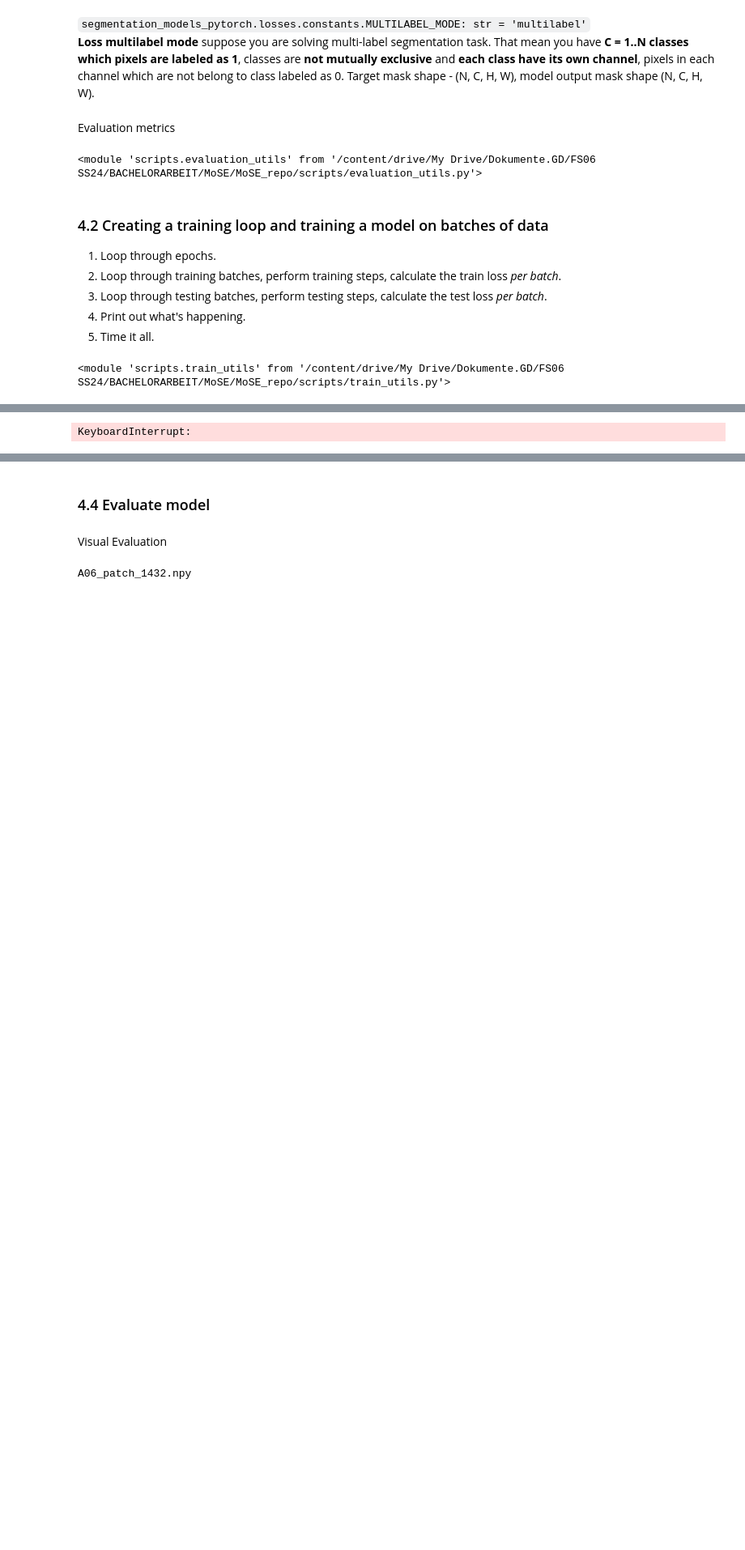
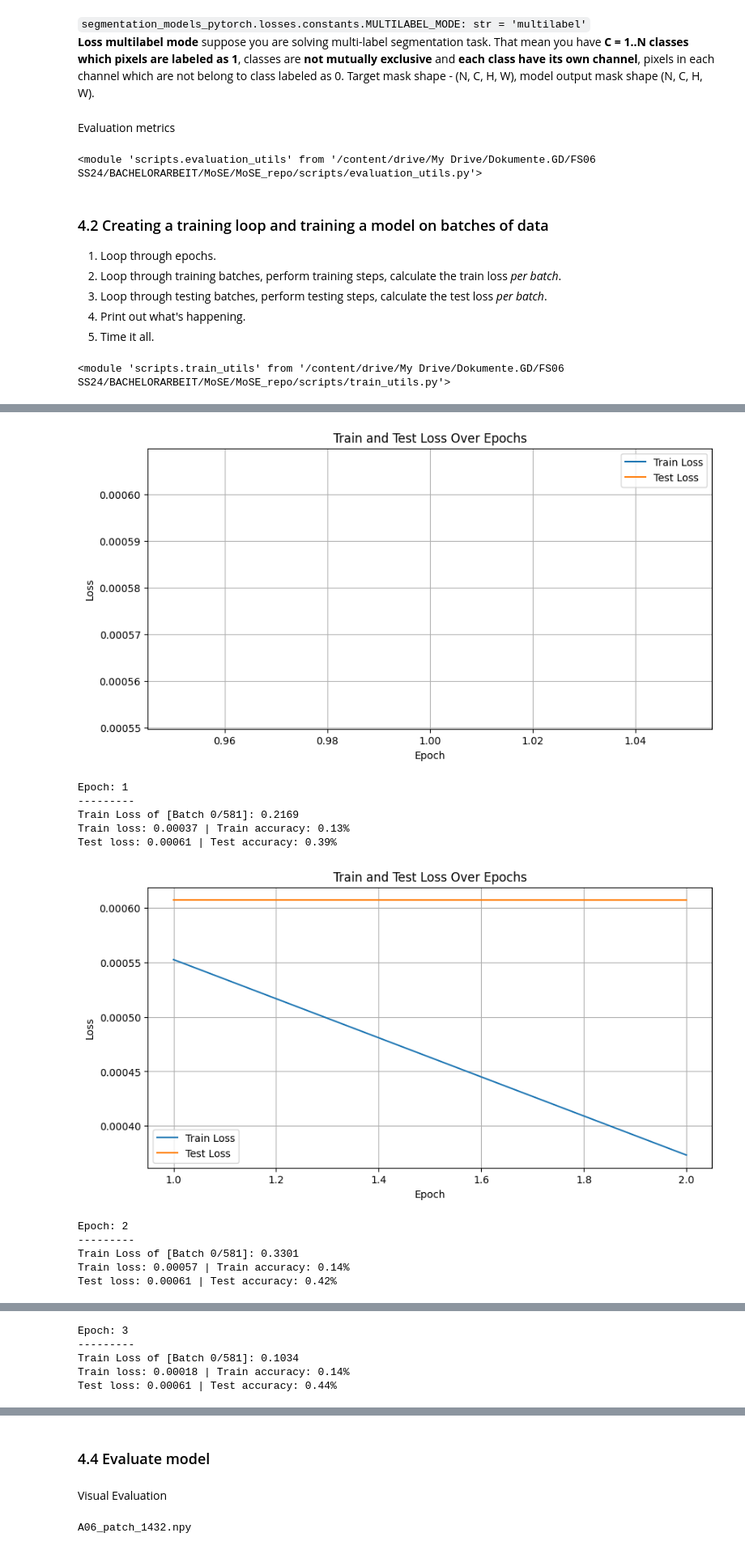
Before and after one commit to hiebschi/MoSE, a Jupyter notebook: notebooks/02_training.ipynb, the cells around one changed output, grey strips where cells are left out. Shown at 81% size. Drawn from its saved outputs; the diff is of its cells as text; code cells hidden in the pictures; blank space fills up the shorter version.

Commit message:
training and testing loop functionized

```diff
--- a/notebooks/02_training.ipynb
+++ b/notebooks/02_training.ipynb
@@ -538,11 +537,14 @@ torch.backends.cudnn.benchmark = False
 from timeit import default_timer as timer
 start = timer()
 
+train_loss_progress = []
+test_loss_progress = []
+
 for epoch in tqdm(range(configs_gc.HYPERPARAMETERS["epochs"])):
     print(f"Epoch: {epoch}\n---------") # print current epoch
 
-    train_utils.train_step(
-        model=model,
+    train_loss_epoch = train_utils.train_step(
+         model=model,
         data_loader=train_loader,
         loss_fn=loss_fn,
         optimizer=optimizer,
@@ -550,13 +552,35 @@ for epoch in tqdm(range(configs_gc.HYPERPARAMETERS["epochs"])):
         device=device
     )
 
-    # train_utils.test_step(
-    #     model=model,
-    #     data_loader=test_loader,
-    #     loss_fn=loss_fn,
-    #     accuracy_fn=accuracy_fn,
-    #     device=device
-    # )
+    train_loss_progress.append({"epoch": epoch + 1, "train loss": train_loss_epoch})
+
+    test_loss_epoch = train_utils.test_step(
+        model=model,
+        data_loader=test_loader,
+        loss_fn=loss_fn,
+        accuracy_fn=accuracy_fn,
+        device=device
+    )
+
+    test_loss_progress.append({"epoch": epoch + 1, "test loss": test_loss_epoch})
+
+
+    # Clear output and update plot
+    epochs = [entry["epoch"] for entry in train_loss_progress]
+    train_losses = [entry["train loss"] for entry in train_loss_progress]
+    test_losses = [entry["test loss"] for entry in test_loss_progress]
+
+    plt.figure(figsize=(10, 5))
+    plt.plot(epochs, train_losses, label="Train Loss")
+    plt.plot(epochs, test_losses, label="Test Loss")
+    plt.xlabel("Epoch")
+    plt.ylabel("Loss")
+    plt.title("Train and Test Loss Over Epochs")
+    plt.legend()
+    plt.grid(True)
+    plt.show()
+
+
 
 end = timer()
 train_utils.print_train_time(start, end, device)
@@ -567 +593,12 @@ Train Loss of [Batch 0/581]: 0.3216
+[figure, added]
-KeyboardInterrupt:
+Epoch: 1
+---------
+Train Loss of [Batch 0/581]: 0.2169
+Train loss: 0.00037 | Train accuracy: 0.13%
+Test loss: 0.00061 | Test accuracy: 0.39%
+[figure, added]
+Epoch: 2
+---------
+Train Loss of [Batch 0/581]: 0.3301
+Train loss: 0.00057 | Train accuracy: 0.14%
+Test loss: 0.00061 | Test accuracy: 0.42%
@@ -567,0 +606,5 @@ KeyboardInterrupt:
+Epoch: 3
+---------
+Train Loss of [Batch 0/581]: 0.1034
+Train loss: 0.00018 | Train accuracy: 0.14%
+Test loss: 0.00061 | Test accuracy: 0.44%
```
Also changed, not shown: parts of 8 cells of this notebook.
